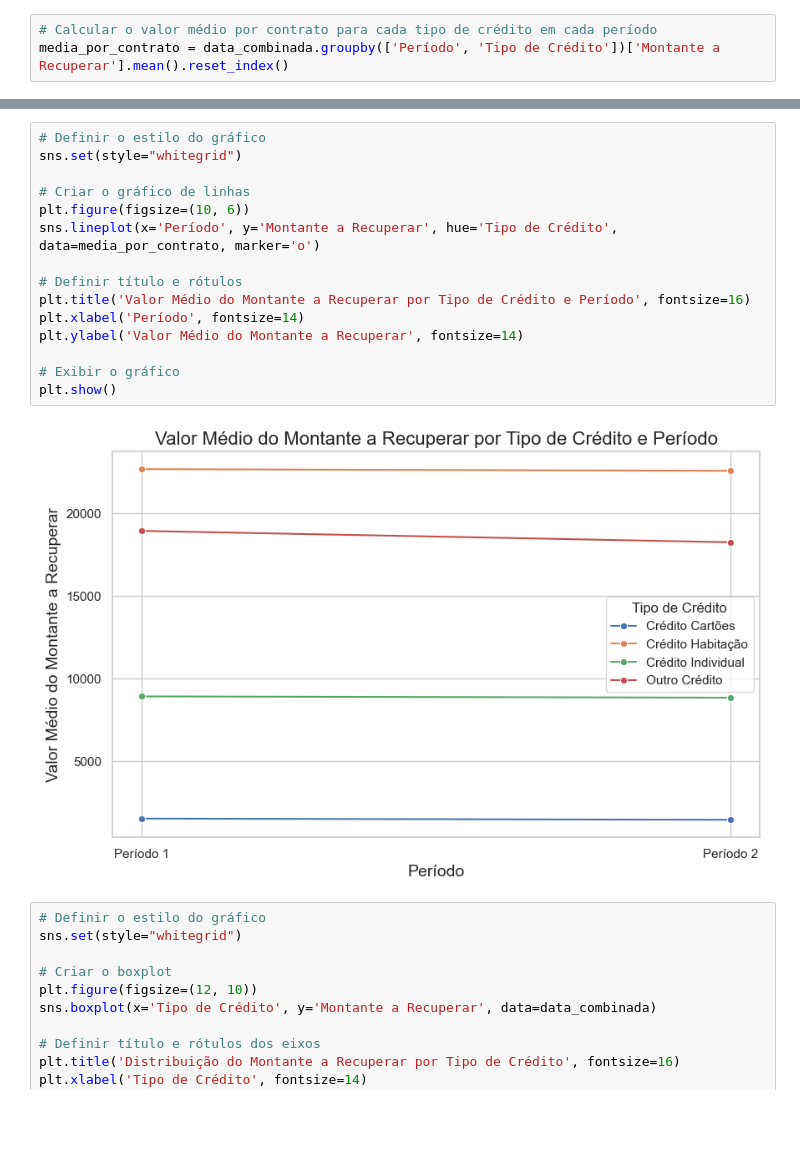
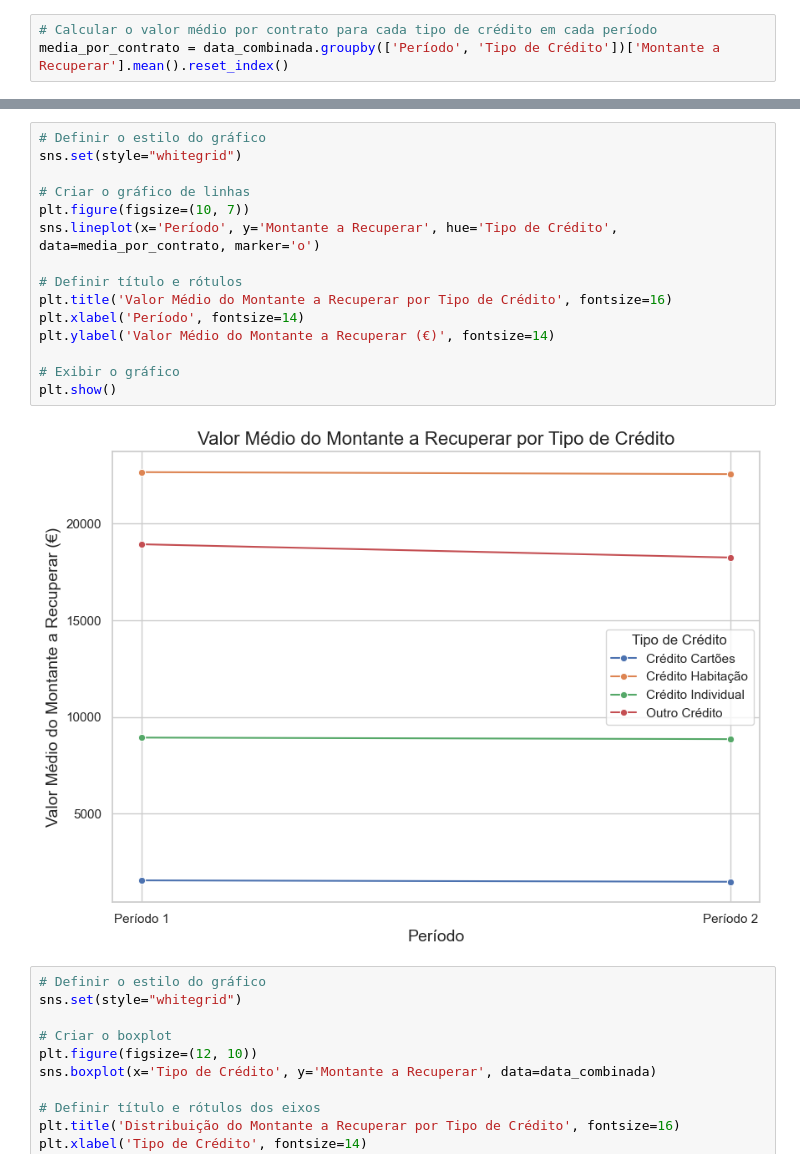
Before and after one commit to bruna-barbosa/analise-recuperacao-credito, a Jupyter notebook: analise.ipynb, the cells around one changed output, grey strips where cells are left out. Saved outputs shown, nothing was run; the diff lists cells and outputs as text; blank space fills up the shorter version.

```diff
--- a/analise.ipynb
+++ b/analise.ipynb
@@ -298,20 +327,20 @@ media_por_contrato = data_combinada.groupby(['Período', 'Tipo de Crédito'])['M
 # %%
 # Definir o estilo do gráfico
 sns.set(style="whitegrid")
 
 # Criar o gráfico de linhas
-plt.figure(figsize=(10, 6))
+plt.figure(figsize=(10, 7))
 sns.lineplot(x='Período', y='Montante a Recuperar', hue='Tipo de Crédito', data=media_por_contrato, marker='o')
 
 # Definir título e rótulos
-plt.title('Valor Médio do Montante a Recuperar por Tipo de Crédito e Período', fontsize=16)
+plt.title('Valor Médio do Montante a Recuperar por Tipo de Crédito', fontsize=16)
 plt.xlabel('Período', fontsize=14)
-plt.ylabel('Valor Médio do Montante a Recuperar', fontsize=14)
+plt.ylabel('Valor Médio do Montante a Recuperar (€)', fontsize=14)
 
 # Exibir o gráfico
 plt.show()
 # %% [output]
-[figure, old version]
+[figure, new version]
 # %%
 # Definir o estilo do gráfico
 sns.set(style="whitegrid")
```
Also changed, not shown: parts of 2 cells of this notebook.
